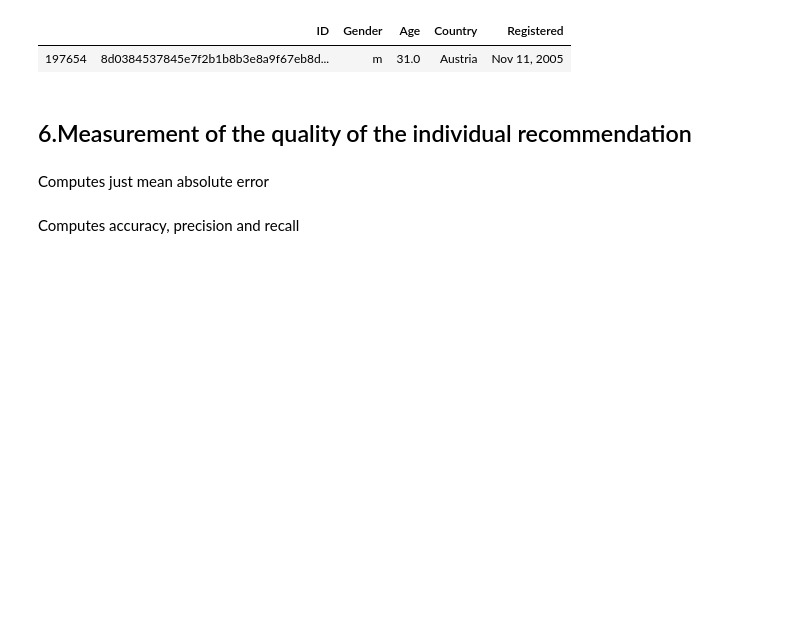
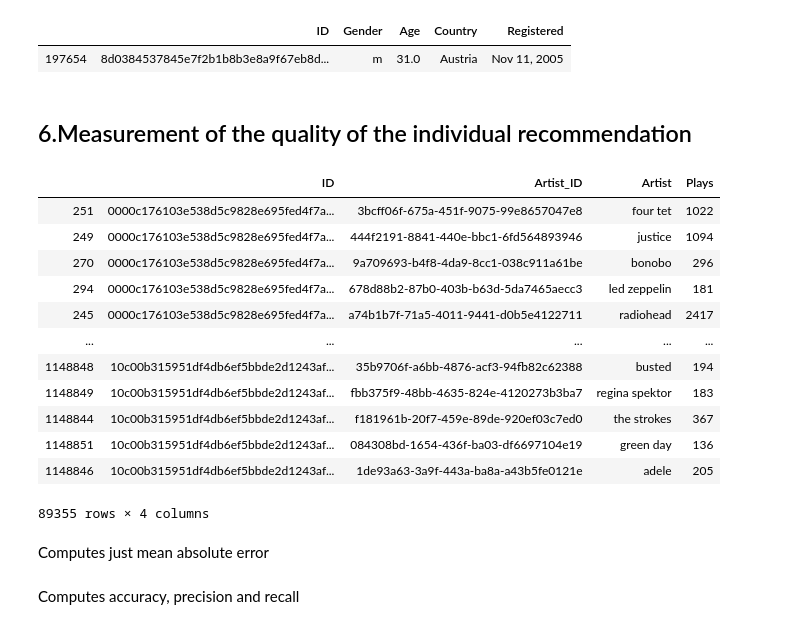
Before and after one commit to Caotick/mlbd-project, a Jupyter notebook: mlbd_project.ipynb, the cells around one changed output. Cells and saved outputs as stored; diff of their text form; code cells hidden in the pictures; blank space fills up the shorter version.

```diff
--- a/mlbd_project.ipynb
+++ b/mlbd_project.ipynb
@@ -600,6 +600,24 @@ def split_train_test(df, train_size = 0.9 ,seed = 42, apply_seed = False):
         test = test.append(user_sub_test)
 
     return train, test
+# %%
+train, test = split_train_test(test_knn)
+# %%
+train
+# %% [output]
+|  | ID | Artist_ID | Artist | Plays |
+| 251 | 0000c176103e538d5c9828e695fed4f7a... | 3bcff06f-675a-451f-9075-99e8657047e8 | four tet | 1022 |
+| 249 | 0000c176103e538d5c9828e695fed4f7a... | 444f2191-8841-440e-bbc1-6fd564893946 | justice | 1094 |
+| 270 | 0000c176103e538d5c9828e695fed4f7a... | 9a709693-b4f8-4da9-8cc1-038c911a61be | bonobo | 296 |
+| 294 | 0000c176103e538d5c9828e695fed4f7a... | 678d88b2-87b0-403b-b63d-5da7465aecc3 | led zeppelin | 181 |
+| 245 | 0000c176103e538d5c9828e695fed4f7a... | a74b1b7f-71a5-4011-9441-d0b5e4122711 | radiohead | 2417 |
+| ... | ... | ... | ... | ... |
+| 1148848 | 10c00b315951df4db6ef5bbde2d1243af... | 35b9706f-a6bb-4876-acf3-94fb82c62388 | busted | 194 |
+| 1148849 | 10c00b315951df4db6ef5bbde2d1243af... | fbb375f9-48bb-4635-824e-4120273b3ba7 | regina spektor | 183 |
+| 1148844 | 10c00b315951df4db6ef5bbde2d1243af... | f181961b-20f7-459e-89de-920ef03c7ed0 | the strokes | 367 |
+| 1148851 | 10c00b315951df4db6ef5bbde2d1243af... | 084308bd-1654-436f-ba03-df6697104e19 | green day | 136 |
+| 1148846 | 10c00b315951df4db6ef5bbde2d1243af... | 1de93a63-3a9f-443a-ba8a-a43b5fe0121e | adele | 205 |
+89355 rows × 4 columns
 # %% [markdown]
 Computes just mean absolute error
 # %%
```
Also changed, not shown: parts of 10 cells of this notebook.
